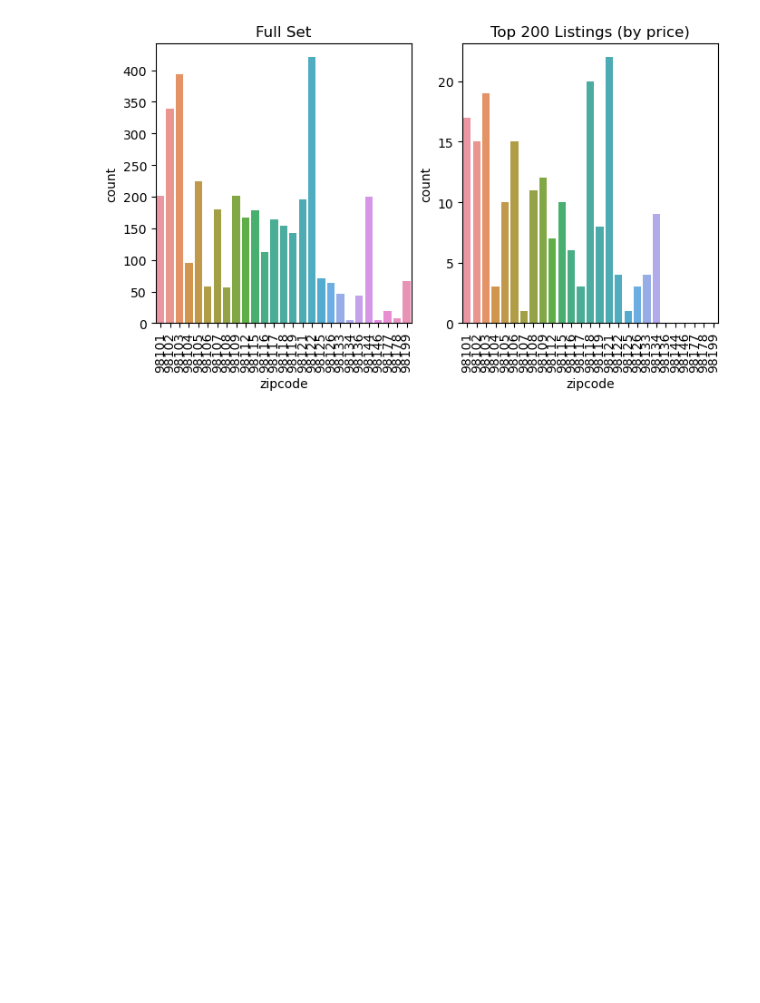
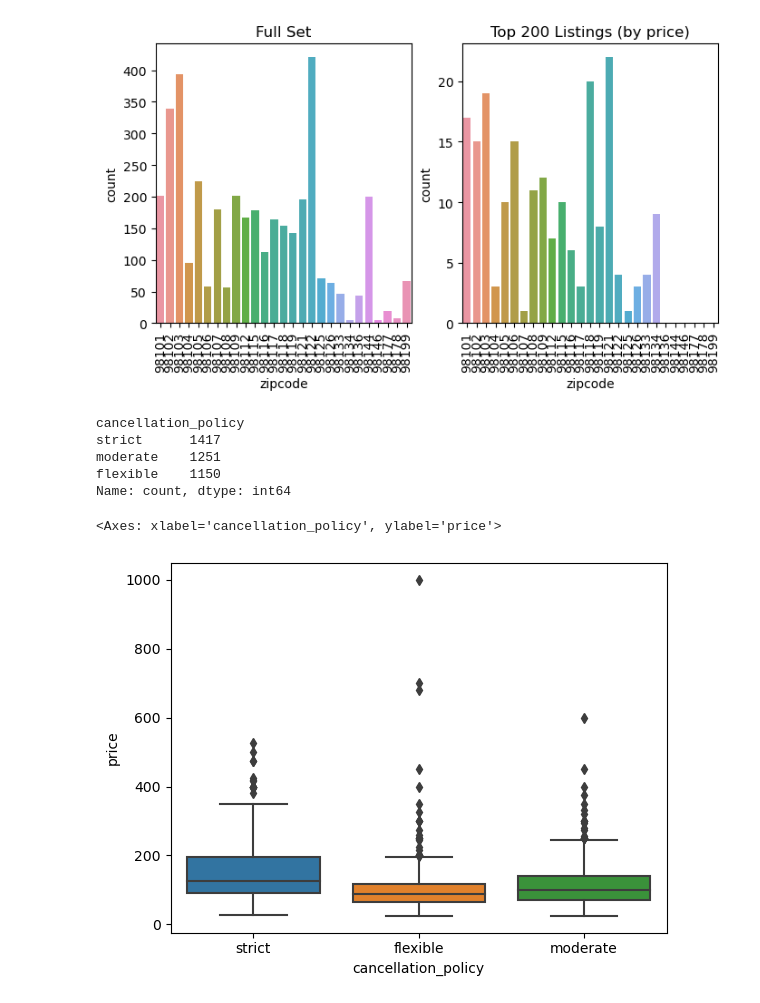
Before and after one commit to kcelik369/Project3_Team7, a Jupyter notebook: seaborn.ipynb, the cells around one changed output. Drawn from its saved outputs; the diff is of its cells as text; code cells hidden in the pictures; blank space fills up the shorter version.

```diff
--- a/seaborn.ipynb
+++ b/seaborn.ipynb
@@ -159,7 +159,7 @@ listings_cleaned_df.columns.to_list()
  'avg_availability']
 # %%
 # bar charts for counts of distinct values for categorical data
-bar_cols = [13,3,4,5,6,11,22,23,24,25]
+bar_cols = [14,4,5,6,7,12,23,24,25,26]
 bar_df = listings_cleaned_df.iloc[:, bar_cols]
 # zip_counts = pd.DataFrame(bar_df[bar_df['zipcode'] != -1]['zipcode'].value_counts())
 # zip_counts
@@ -230,3 +226,30 @@ ax2.set_title('Top 200 Listings (by price)')
 plt.show()
 # %% [output]
 [figure]
+# %%
+bar_df['cancellation_policy'].value_counts()
+# %% [output]
+cancellation_policy
+strict      1417
+moderate    1251
+flexible    1150
+Name: count, dtype: int64
+# %%
+# generate DF from cancellation_policy and price columns
+cancel_price_df = bar_df.iloc[:, [0,7]]
+
+# random sample for ANOVA
+# sample source: https://pandas.pydata.org/pandas-docs/stable/reference/api/pandas.DataFrame.sample.html
+sample_size = 400
+strict_sample = cancel_price_df[cancel_price_df['cancellation_policy'] == 'strict'].sample(sample_size)
+moderate_sample = cancel_price_df[cancel_price_df['cancellation_policy'] == 'moderate'].sample(sample_size)
+flexible_sample = cancel_price_df[cancel_price_df['cancellation_policy'] == 'flexible'].sample(sample_size)
+
+# recombine samples
+sampled_df = pd.concat([strict_sample, flexible_sample, moderate_sample])
+
+# create boxplot
+sb.boxplot(sampled_df, x='cancellation_policy', y='price')
+# %% [output]
+<Axes: xlabel='cancellation_policy', ylabel='price'>
+[figure, added]
```
Also changed, not shown: parts of 11 cells of this notebook, 3 other files.
